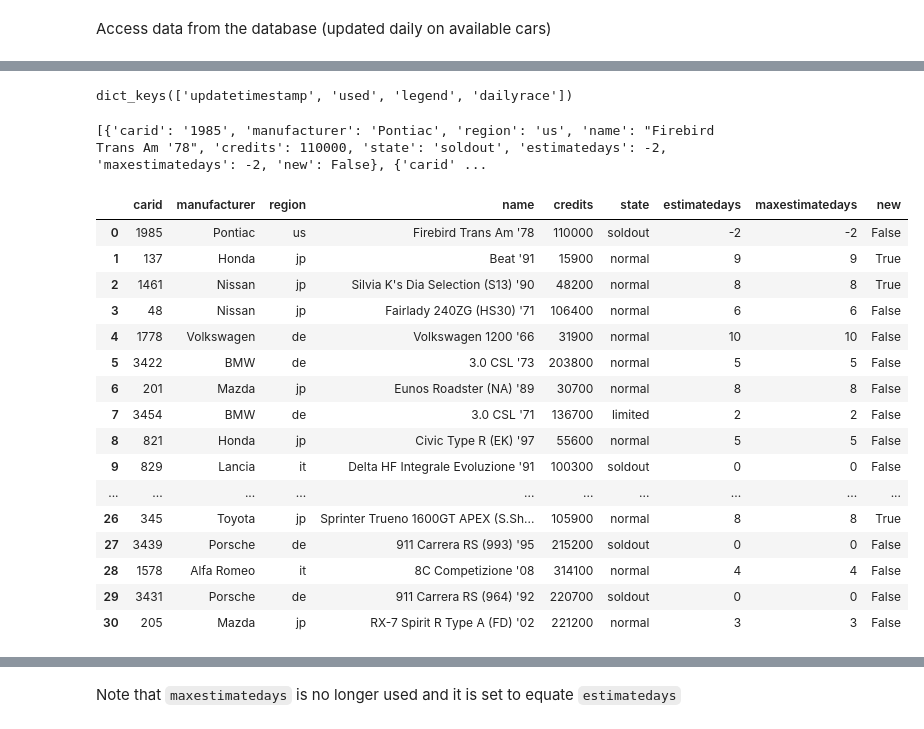
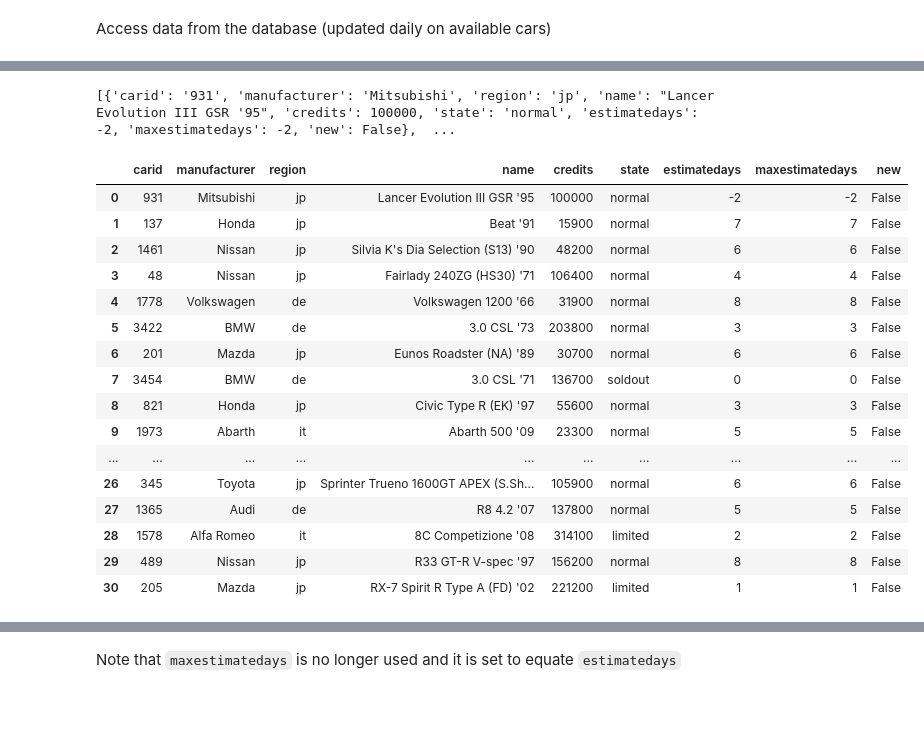
Before and after one commit to marcohoucheng/Gran-Turismo-7-Price-Tracker, a Jupyter notebook: build.ipynb, the cells around one changed output, grey strips where cells are left out. Cells and saved outputs as stored; diff of their text form; code cells hidden in the pictures.

```diff
--- a/build.ipynb
+++ b/build.ipynb
@@ -15,6 +15,6 @@ import pandas as pd
 Access data from the database (updated daily on available cars)
 # %%
 url = urllib.request.urlopen("https://ddm999.github.io/gt7info/data.json")
-data = json.load(url)
-print(data)
+todays_data = json.load(url)
+print(todays_data.keys())
 # %% [output]
@@ -22,28 +22,24 @@ print(data)
-# %%
-data.keys()
-# %% [output]
-dict_keys(['updatetimestamp', 'used', 'legend', 'dailyrace'])
 # %%
-print(data['used']['cars'])
+print(todays_data['used']['cars'])
 # %% [output]
-[{'carid': '1985', 'manufacturer': 'Pontiac', 'region': 'us', 'name': "Firebird Trans Am '78", 'credits': 110000, 'state': 'soldout', 'estimatedays': -2, 'maxestimatedays': -2, 'new': False}, {'carid' ...
+[{'carid': '931', 'manufacturer': 'Mitsubishi', 'region': 'jp', 'name': "Lancer Evolution III GSR '95", 'credits': 100000, 'state': 'normal', 'estimatedays': -2, 'maxestimatedays': -2, 'new': False},  ...
 # %%
-pd.DataFrame.from_dict(data['used']['cars'])
+pd.DataFrame.from_dict(todays_data['used']['cars'])
 # %% [output]
 |  | carid | manufacturer | region | name | credits | state | estimatedays | maxestimatedays | new |
-| 0 | 1985 | Pontiac | us | Firebird Trans Am '78 | 110000 | soldout | -2 | -2 | False |
-| 1 | 137 | Honda | jp | Beat '91 | 15900 | normal | 9 | 9 | True |
-| 2 | 1461 | Nissan | jp | Silvia K's Dia Selection (S13) '90 | 48200 | normal | 8 | 8 | True |
-| 3 | 48 | Nissan | jp | Fairlady 240ZG (HS30) '71 | 106400 | normal | 6 | 6 | False |
-| 4 | 1778 | Volkswagen | de | Volkswagen 1200 '66 | 31900 | normal | 10 | 10 | False |
-| 5 | 3422 | BMW | de | 3.0 CSL '73 | 203800 | normal | 5 | 5 | False |
-| 6 | 201 | Mazda | jp | Eunos Roadster (NA) '89 | 30700 | normal | 8 | 8 | False |
-| 7 | 3454 | BMW | de | 3.0 CSL '71 | 136700 | limited | 2 | 2 | False |
-| 8 | 821 | Honda | jp | Civic Type R (EK) '97 | 55600 | normal | 5 | 5 | False |
-| 9 | 829 | Lancia | it | Delta HF Integrale Evoluzione '91 | 100300 | soldout | 0 | 0 | False |
+| 0 | 931 | Mitsubishi | jp | Lancer Evolution III GSR '95 | 100000 | normal | -2 | -2 | False |
+| 1 | 137 | Honda | jp | Beat '91 | 15900 | normal | 7 | 7 | False |
+| 2 | 1461 | Nissan | jp | Silvia K's Dia Selection (S13) '90 | 48200 | normal | 6 | 6 | False |
+| 3 | 48 | Nissan | jp | Fairlady 240ZG (HS30) '71 | 106400 | normal | 4 | 4 | False |
+| 4 | 1778 | Volkswagen | de | Volkswagen 1200 '66 | 31900 | normal | 8 | 8 | False |
+| 5 | 3422 | BMW | de | 3.0 CSL '73 | 203800 | normal | 3 | 3 | False |
+| 6 | 201 | Mazda | jp | Eunos Roadster (NA) '89 | 30700 | normal | 6 | 6 | False |
+| 7 | 3454 | BMW | de | 3.0 CSL '71 | 136700 | soldout | 0 | 0 | False |
+| 8 | 821 | Honda | jp | Civic Type R (EK) '97 | 55600 | normal | 3 | 3 | False |
+| 9 | 1973 | Abarth | it | Abarth 500 '09 | 23300 | normal | 5 | 5 | False |
 | ... | ... | ... | ... | ... | ... | ... | ... | ... | ... |
-| 26 | 345 | Toyota | jp | Sprinter Trueno 1600GT APEX (S.Sh... | 105900 | normal | 8 | 8 | True |
-| 27 | 3439 | Porsche | de | 911 Carrera RS (993) '95 | 215200 | soldout | 0 | 0 | False |
-| 28 | 1578 | Alfa Romeo | it | 8C Competizione '08 | 314100 | normal | 4 | 4 | False |
-| 29 | 3431 | Porsche | de | 911 Carrera RS (964) '92 | 220700 | soldout | 0 | 0 | False |
-| 30 | 205 | Mazda | jp | RX-7 Spirit R Type A (FD) '02 | 221200 | normal | 3 | 3 | False |
+| 26 | 345 | Toyota | jp | Sprinter Trueno 1600GT APEX (S.Sh... | 105900 | normal | 6 | 6 | False |
+| 27 | 1365 | Audi | de | R8 4.2 '07 | 137800 | normal | 5 | 5 | False |
+| 28 | 1578 | Alfa Romeo | it | 8C Competizione '08 | 314100 | limited | 2 | 2 | False |
+| 29 | 489 | Nissan | jp | R33 GT-R V-spec '97 | 156200 | normal | 8 | 8 | False |
+| 30 | 205 | Mazda | jp | RX-7 Spirit R Type A (FD) '02 | 221200 | limited | 1 | 1 | False |
```
Also changed, not shown: parts of 11 cells of this notebook.
